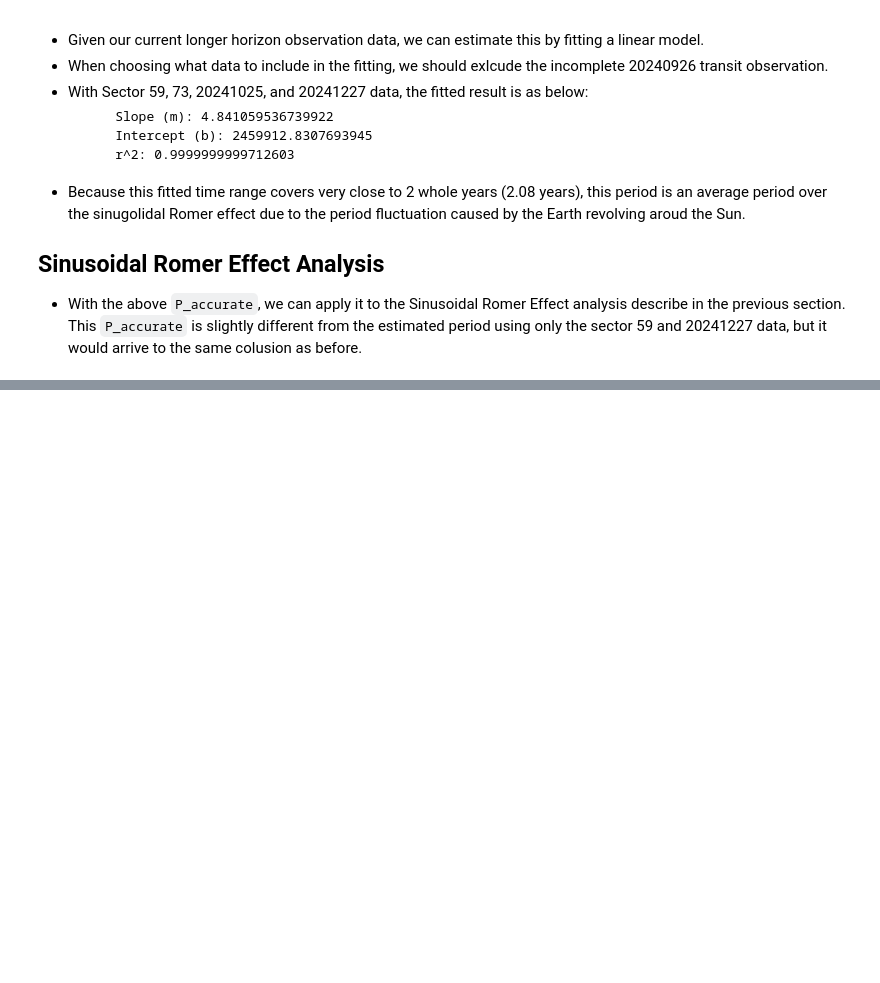
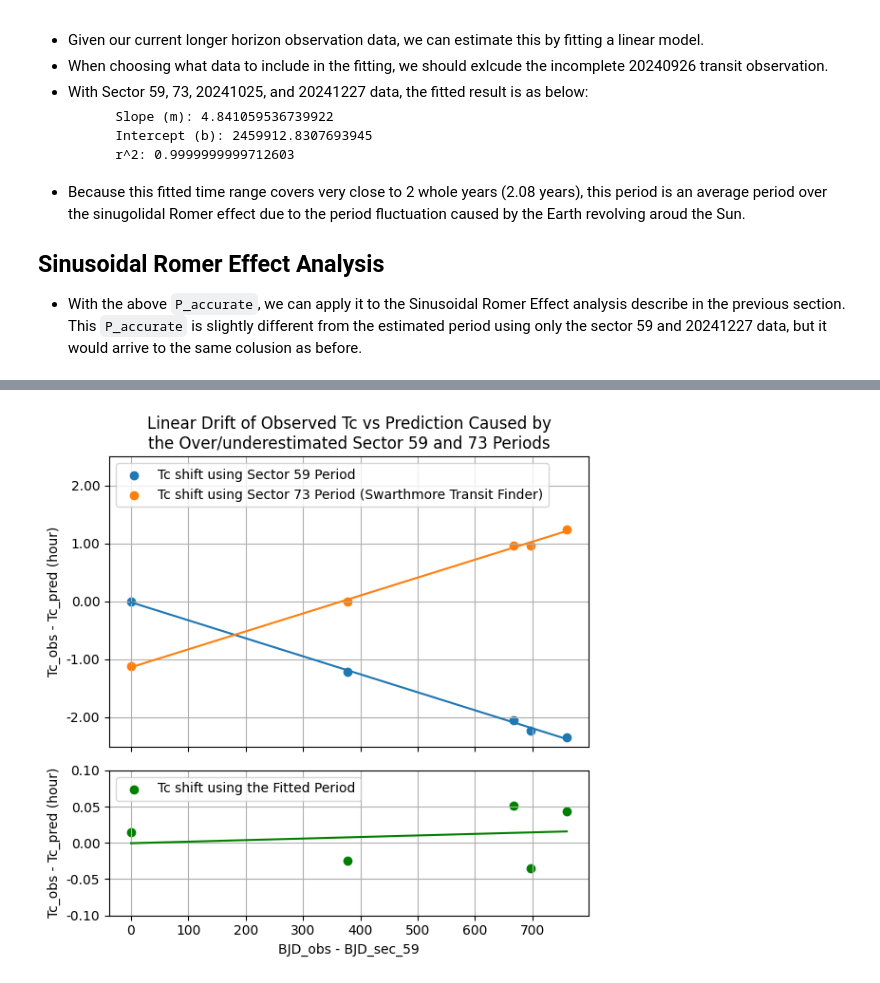
Before and after one commit to sophia268238/astronomy_ml, a Jupyter notebook: processed/TOI-3726/observation_summary.ipynb, the cells around one changed output, grey strips where cells are left out. Drawn from its saved outputs; the diff is of its cells as text; code cells hidden in the pictures; blank space fills up the shorter version.

Commit message:
replot the tc drift and make prediction of the 20250130 transit tc

```diff
--- a/processed/TOI-3726/observation_summary.ipynb
+++ b/processed/TOI-3726/observation_summary.ipynb
@@ -272,6 +272,13 @@ tc_list = [
         "sidereal_date": "2024-12-28 09:05:42",
         "source": "AstroImageJ model fit.",
     },
+    {
+        "name": "tc_202501307",
+        "tc_val": 0,
+        "n": 164,
+        "sidereal_date": "2025-01-31 05:03:07",
+        "source": "AstroImageJ model fit.",
+    },
 ]
 # %%
 # Calculate the best average period using the first sector 59 transit and the last ground observation on 20241227.
@@ -497,7 +504,3 @@ Fitted DataFrame:
 4      0.051798  760.047558  2.460673e+06  0.001841
 Text(0, 0.5, 'Tc_obs - Tc_pred (min)')
 [figure]
-# %%
-tc_df['pred_fitted'] = (tc_df['n'] - tc_df['n'].iloc[0])* fitted_slope + tc_df['tc_val'].iloc[0]
-tc_df['pred_fitted_diff'] = tc_df['tc_val'] - tc_df['pred_fitted']
-tc_df
@@ -560,0 +526,44 @@ Text(0.5, 1.0, 'Linear Drift of Observed Tc vs Prediction Caused by\nthe Over/un
+# %%
+from matplotlib.ticker import FuncFormatter
+
+def custom_format(y, pos):
+    return f'{y:.2f}'  # Format to 2 decimal places
+scalar_uint = "hour"
+scalar = 24
+model_59 = LinearRegression()
+model_59.fit(tc_df[['rel_bjd_59']], tc_df['pred_59_diff'])
+y_pred_59 = model_59.predict(tc_df[['rel_bjd_59']])
+
+model_73 = LinearRegression()
+model_73.fit(tc_df[['rel_bjd_59']], tc_df['pred_73_diff'])
+y_pred_73 = model_73.predict(tc_df[['rel_bjd_59']])
+
+model_fitted = LinearRegression()
+model_fitted.fit(tc_df[['rel_bjd_59']], tc_df['diff'])
+y_pred_fitted = model_fitted.predict(tc_df[['rel_bjd_59']])
+
+fig, axes = plt.subplots(2, 1, figsize=(6, 6), sharex="col", gridspec_kw={'height_ratios': [2, 1]})
+
+axes[0].set_title("Linear Drift of Observed Tc vs Prediction Caused by\nthe Over/underestimated Sector 59 and 73 Periods")
+axes[0].scatter(tc_df['rel_bjd_59'], tc_df['pred_59_diff'] * scalar, label="Tc shift using Sector 59 Period")
+axes[0].scatter(tc_df['rel_bjd_59'], tc_df['pred_73_diff'] * scalar, label="Tc shift using Sector 73 Period (Swarthmore Transit Finder)")
+axes[0].plot(tc_df['rel_bjd_59'], y_pred_59 * scalar)
+axes[0].plot(tc_df['rel_bjd_59'], y_pred_73 * scalar)
+axes[0].set_ylim(-2.5, 2.5)
+axes[0].set_ylabel(f"Tc_obs - Tc_pred ({scalar_uint})")
+
+
+axes[1].plot(tc_df['rel_bjd_59'], y_pred_fitted * scalar, c='green')
+axes[1].scatter(tc_df['rel_bjd_59'], tc_df['diff'] * scalar, c='green', label="Tc shift using the Fitted Period")
+axes[1].set_ylim(-0.1, 0.1)
+axes[1].set_ylabel(f"Tc_obs - Tc_pred ({scalar_uint})")
+axes[1].set_xlabel("BJD_obs - BJD_sec_59")
+
+for ax in axes:
+    ax.yaxis.set_major_formatter(FuncFormatter(custom_format))
+    ax.grid()
+    ax.legend(loc='upper left')
+
+plt.tight_layout()
+# %% [output]
+[figure, added]
```
Also changed, not shown: parts of 5 cells of this notebook, 1 other file.
